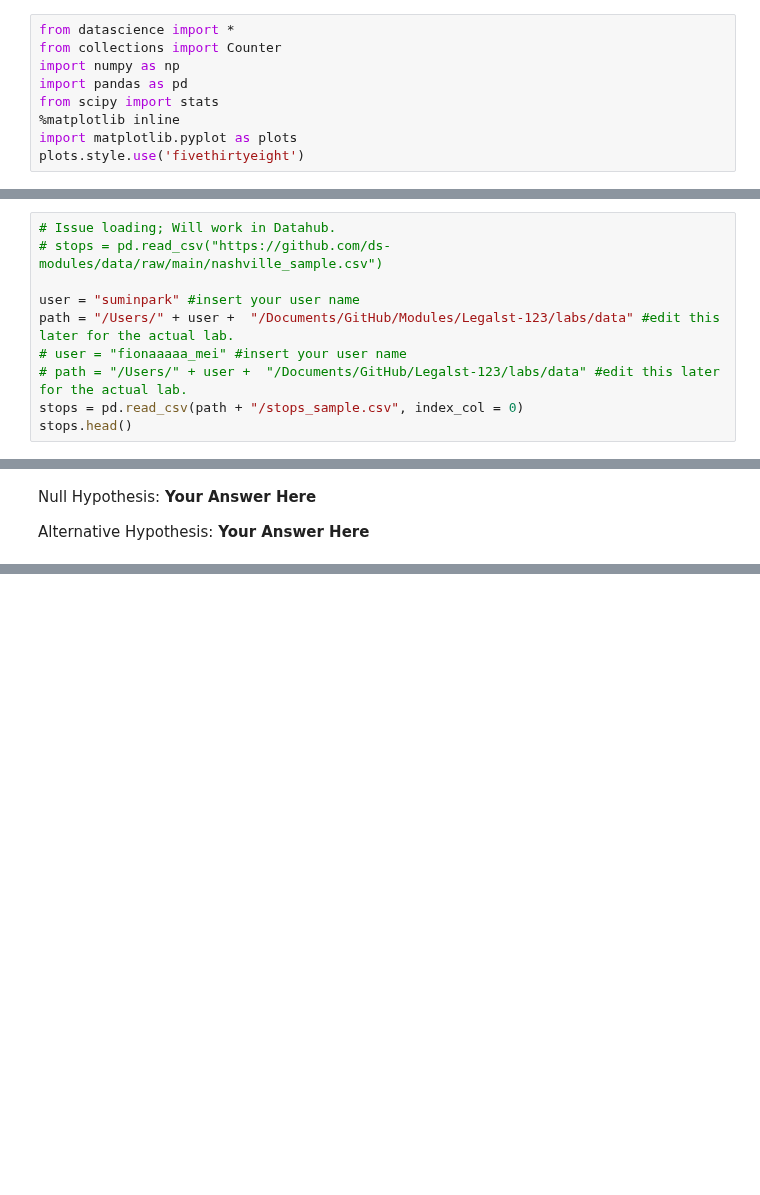
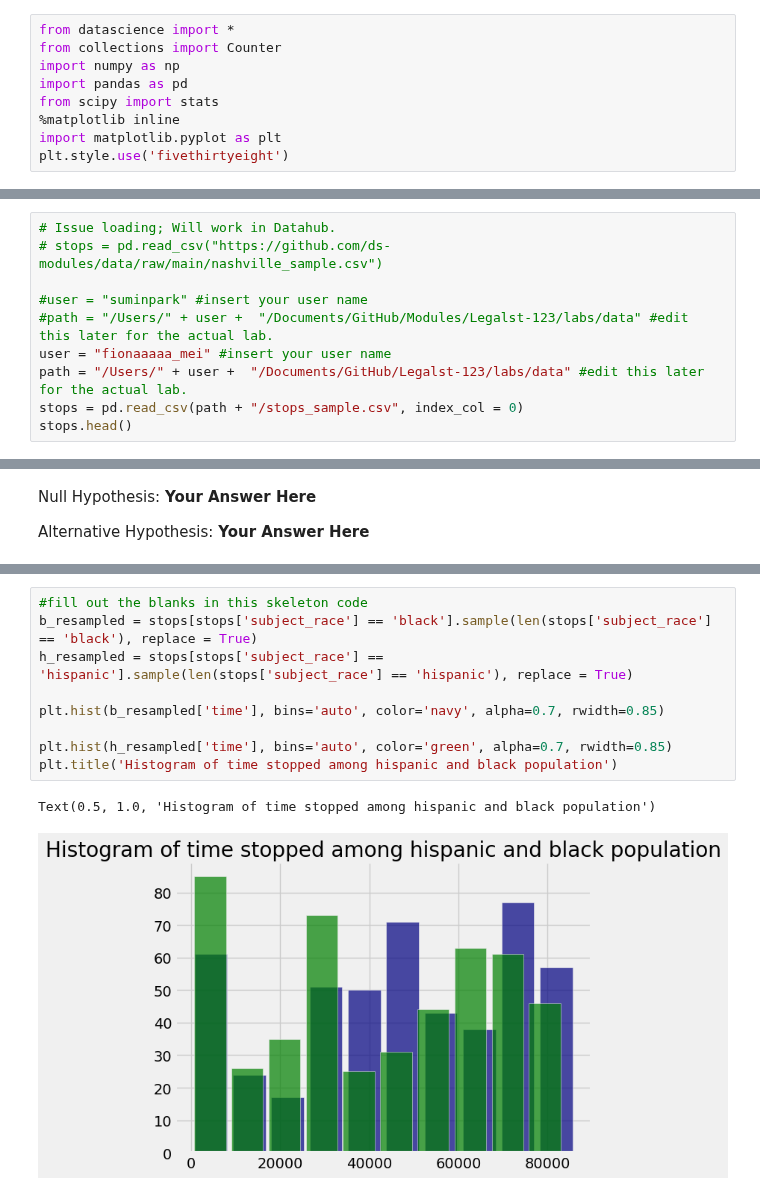
Before and after one commit to ds-modules/Legalst-123, a Jupyter notebook: labs/05_Large n/05_Central_Limit_Theorem_Confidence_Intervals_Hypothesis_Testing-Sol.ipynb, the cells around one changed output, grey strips where cells are left out. Drawn from its saved outputs; the diff is of its cells as text; blank space fills up the shorter version.

```diff
--- a/labs/05_Large n/05_Central_Limit_Theorem_Confidence_Intervals_Hypothesis_Testing-Sol.ipynb
+++ b/labs/05_Large n/05_Central_Limit_Theorem_Confidence_Intervals_Hypothesis_Testing-Sol.ipynb
@@ -7,8 +7,8 @@ import numpy as np
 import pandas as pd
 from scipy import stats
 %matplotlib inline
-import matplotlib.pyplot as plots
-plots.style.use('fivethirtyeight')
+import matplotlib.pyplot as plt
+plt.style.use('fivethirtyeight')
 # %% [markdown]
 ## Introduction
 In this lab, we aim to prepare students for prediction exercises in PSET 1 and PSET 2 by allowing students to contextualize the statistical ideas of the Central Limit Theorem and hypothesis testing by using a dataset containing continuous variables.
@@ -39,10 +39,10 @@ For this lab, we'll be using the same datasets used in our previous labs, the Na
 # Issue loading; Will work in Datahub.
 # stops = pd.read_csv("https://github.com/ds-modules/data/raw/main/nashville_sample.csv")
 
-user = "suminpark" #insert your user name
-path = "/Users/" + user +  "/Documents/GitHub/Modules/Legalst-123/labs/data" #edit this later for the actual lab.
-# user = "fionaaaaa_mei" #insert your user name
-# path = "/Users/" + user +  "/Documents/GitHub/Legalst-123/labs/data" #edit this later for the actual lab.
+#user = "suminpark" #insert your user name
+#path = "/Users/" + user +  "/Documents/GitHub/Modules/Legalst-123/labs/data" #edit this later for the actual lab.
+user = "fionaaaaa_mei" #insert your user name
+path = "/Users/" + user +  "/Documents/GitHub/Legalst-123/labs/data" #edit this later for the actual lab.
 stops = pd.read_csv(path + "/stops_sample.csv", index_col = 0)
 stops.head()
 # %% [output]
@@ -294,0 +212,12 @@ In this section, we'll take a closer look at how confidence intervals work and s
+# %%
+#fill out the blanks in this skeleton code
+b_resampled = stops[stops['subject_race'] == 'black'].sample(len(stops['subject_race'] == 'black'), replace = True)
+h_resampled = stops[stops['subject_race'] == 'hispanic'].sample(len(stops['subject_race'] == 'hispanic'), replace = True)
+
+plt.hist(b_resampled['time'], bins='auto', color='navy', alpha=0.7, rwidth=0.85)
+
+plt.hist(h_resampled['time'], bins='auto', color='green', alpha=0.7, rwidth=0.85)
+plt.title('Histogram of time stopped among hispanic and black population')
+# %% [output]
+Text(0.5, 1.0, 'Histogram of time stopped among hispanic and black population')
+[figure, added]
```
Also changed, not shown: parts of 49 cells of this notebook, 1 other file.
